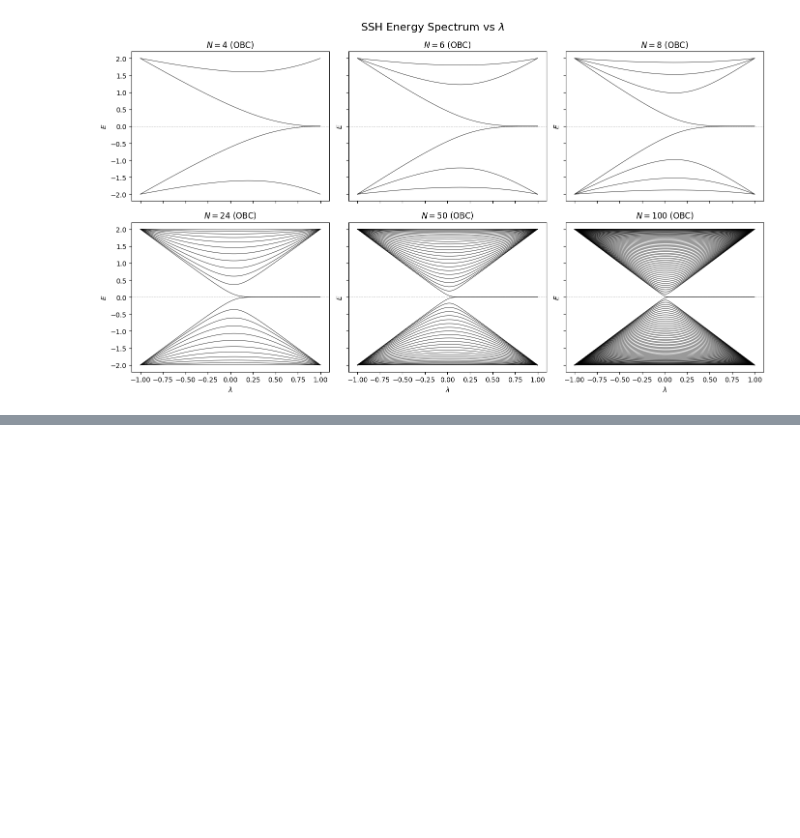
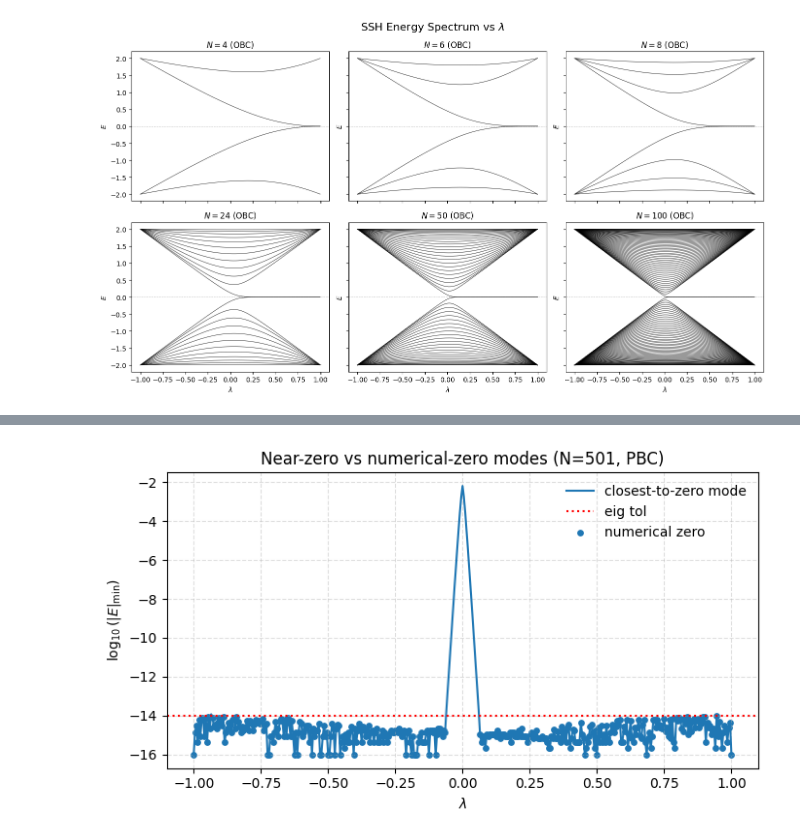
Before and after one commit to zeynepnursahinel/valorization-defect-chain, a Jupyter notebook: notebooks/defect_chain.ipynb, the cells around one changed output, grey strips where cells are left out. Drawn from its saved outputs; the diff is of its cells as text; code cells hidden in the pictures; blank space fills up the shorter version.

```diff
--- a/notebooks/defect_chain.ipynb
+++ b/notebooks/defect_chain.ipynb
@@ -133,0 +112,8 @@ NameError: name 'plot_min_abs_energy_vs_lambda' is not defined
+# %%
+lambda_vals, Emin, residuals, is_zero = analyze_zero_mode_vs_lambda(
+    N=501,
+    periodic=True,
+    log10y=True
+)
+# %% [output]
+[figure, added]
```
Also changed, not shown: parts of 16 cells of this notebook, 17 other files.
